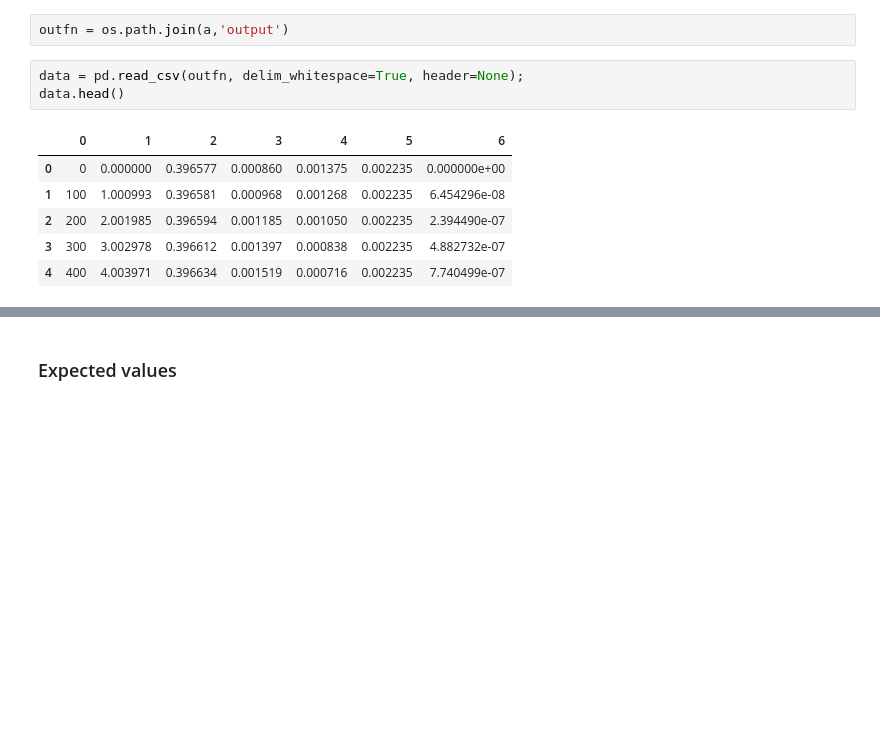
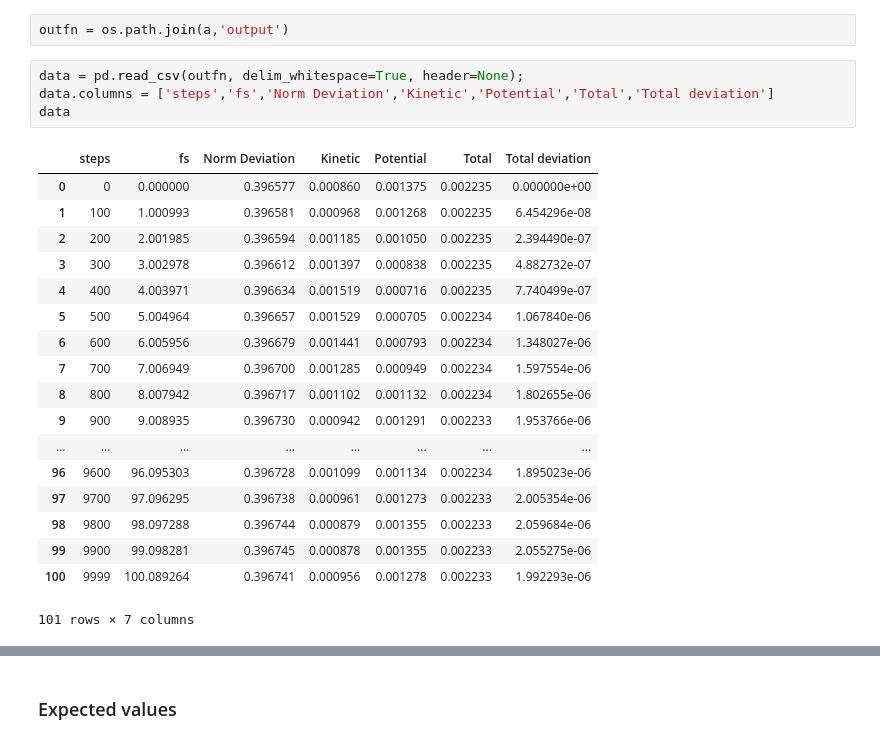
Before and after one commit to acuzzio/GridQuantumPropagator, a Jupyter notebook: Scripts/Heatmaps2d.ipynb, the cells around one changed output, grey strips where cells are left out. Drawn from its saved outputs; the diff is of its cells as text; blank space fills up the shorter version.

```diff
--- a/Scripts/Heatmaps2d.ipynb
+++ b/Scripts/Heatmaps2d.ipynb
@@ -111,12 +114,25 @@ interactive(children=(IntSlider(value=7, description='file_number', max=7), IntS
 outfn = os.path.join(a,'output')
 # %%
 data = pd.read_csv(outfn, delim_whitespace=True, header=None);
-data.head()
+data.columns = ['steps','fs','Norm Deviation','Kinetic','Potential','Total','Total deviation']
+data
 # %% [output]
-|  | 0 | 1 | 2 | 3 | 4 | 5 | 6 |
+|  | steps | fs | Norm Deviation | Kinetic | Potential | Total | Total deviation |
 | 0 | 0 | 0.000000 | 0.396577 | 0.000860 | 0.001375 | 0.002235 | 0.000000e+00 |
 | 1 | 100 | 1.000993 | 0.396581 | 0.000968 | 0.001268 | 0.002235 | 6.454296e-08 |
 | 2 | 200 | 2.001985 | 0.396594 | 0.001185 | 0.001050 | 0.002235 | 2.394490e-07 |
 | 3 | 300 | 3.002978 | 0.396612 | 0.001397 | 0.000838 | 0.002235 | 4.882732e-07 |
 | 4 | 400 | 4.003971 | 0.396634 | 0.001519 | 0.000716 | 0.002235 | 7.740499e-07 |
+| 5 | 500 | 5.004964 | 0.396657 | 0.001529 | 0.000705 | 0.002234 | 1.067840e-06 |
+| 6 | 600 | 6.005956 | 0.396679 | 0.001441 | 0.000793 | 0.002234 | 1.348027e-06 |
+| 7 | 700 | 7.006949 | 0.396700 | 0.001285 | 0.000949 | 0.002234 | 1.597554e-06 |
+| 8 | 800 | 8.007942 | 0.396717 | 0.001102 | 0.001132 | 0.002234 | 1.802655e-06 |
+| 9 | 900 | 9.008935 | 0.396730 | 0.000942 | 0.001291 | 0.002233 | 1.953766e-06 |
+| ... | ... | ... | ... | ... | ... | ... | ... |
+| 96 | 9600 | 96.095303 | 0.396728 | 0.001099 | 0.001134 | 0.002234 | 1.895023e-06 |
+| 97 | 9700 | 97.096295 | 0.396738 | 0.000961 | 0.001273 | 0.002233 | 2.005354e-06 |
+| 98 | 9800 | 98.097288 | 0.396744 | 0.000879 | 0.001355 | 0.002233 | 2.059684e-06 |
+| 99 | 9900 | 99.098281 | 0.396745 | 0.000878 | 0.001355 | 0.002233 | 2.055275e-06 |
+| 100 | 9999 | 100.089264 | 0.396741 | 0.000956 | 0.001278 | 0.002233 | 1.992293e-06 |
+101 rows × 7 columns
 # %%
```
Also changed, not shown: parts of 18 cells of this notebook, 1 other file.
